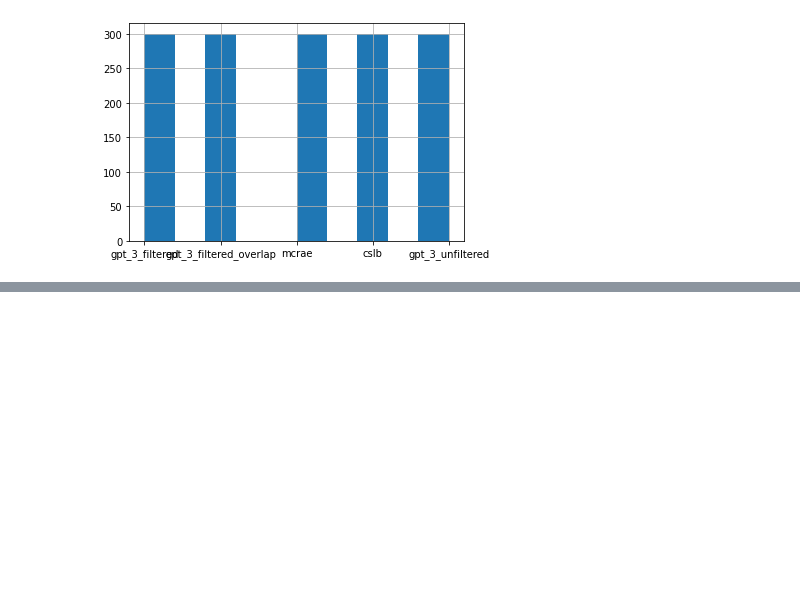
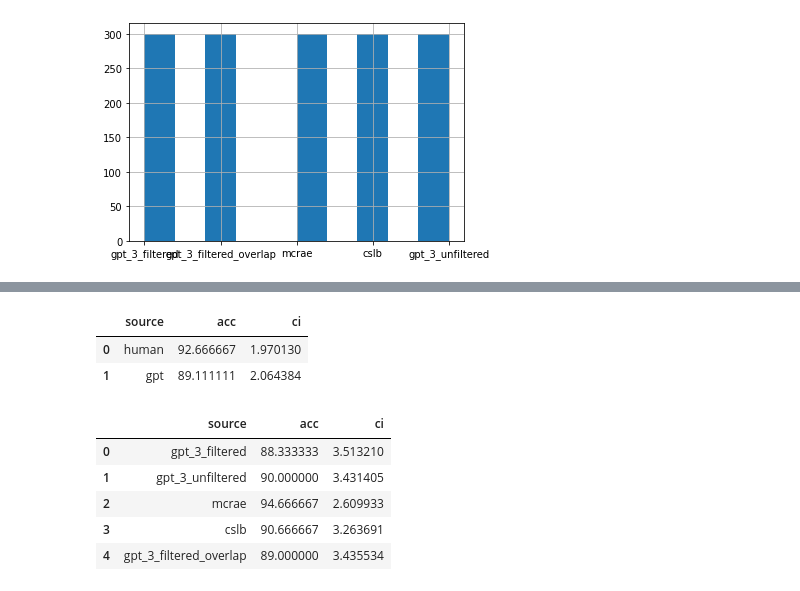
Before and after one commit to ViCCo-Group/semantic_features_gpt_3, a Jupyter notebook: analysis/qualitity_labeling/quality_check.ipynb, the cells around one changed output, grey strips where cells are left out. Drawn from its saved outputs; the diff is of its cells as text; code cells hidden in the pictures; blank space fills up the shorter version.

```diff
--- a/analysis/qualitity_labeling/quality_check.ipynb
+++ b/analysis/qualitity_labeling/quality_check.ipynb
@@ -23,6 +69,6 @@ def merge_truth_and_pred(truth, pred):
 # %%
 truth = read_ground_truth(0)
-pred = read_prediction(0)
+pred = read_prediction_0()
 result = merge_truth_and_pred(truth, pred)
 result
 # %% [output]
@@ -110,0 +102,2 @@ result[result['source'] == 'gpt']
+# %%
+df_human_gpt, df_fine = show(result)
@@ -110,0 +112,15 @@ result[result['source'] == 'gpt']
+# %%
+df_human_gpt
+# %% [output]
+|  | source | acc | ci |
+| 0 | human | 92.666667 | 1.970130 |
+| 1 | gpt | 89.111111 | 2.064384 |
+# %%
+df_fine
+# %% [output]
+|  | source | acc | ci |
+| 0 | gpt_3_filtered | 88.333333 | 3.513210 |
+| 1 | gpt_3_unfiltered | 90.000000 | 3.431405 |
+| 2 | mcrae | 94.666667 | 2.609933 |
+| 3 | cslb | 90.666667 | 3.263691 |
+| 4 | gpt_3_filtered_overlap | 89.000000 | 3.435534 |
```
Also changed, not shown: parts of 12 cells of this notebook, 1 other file.
